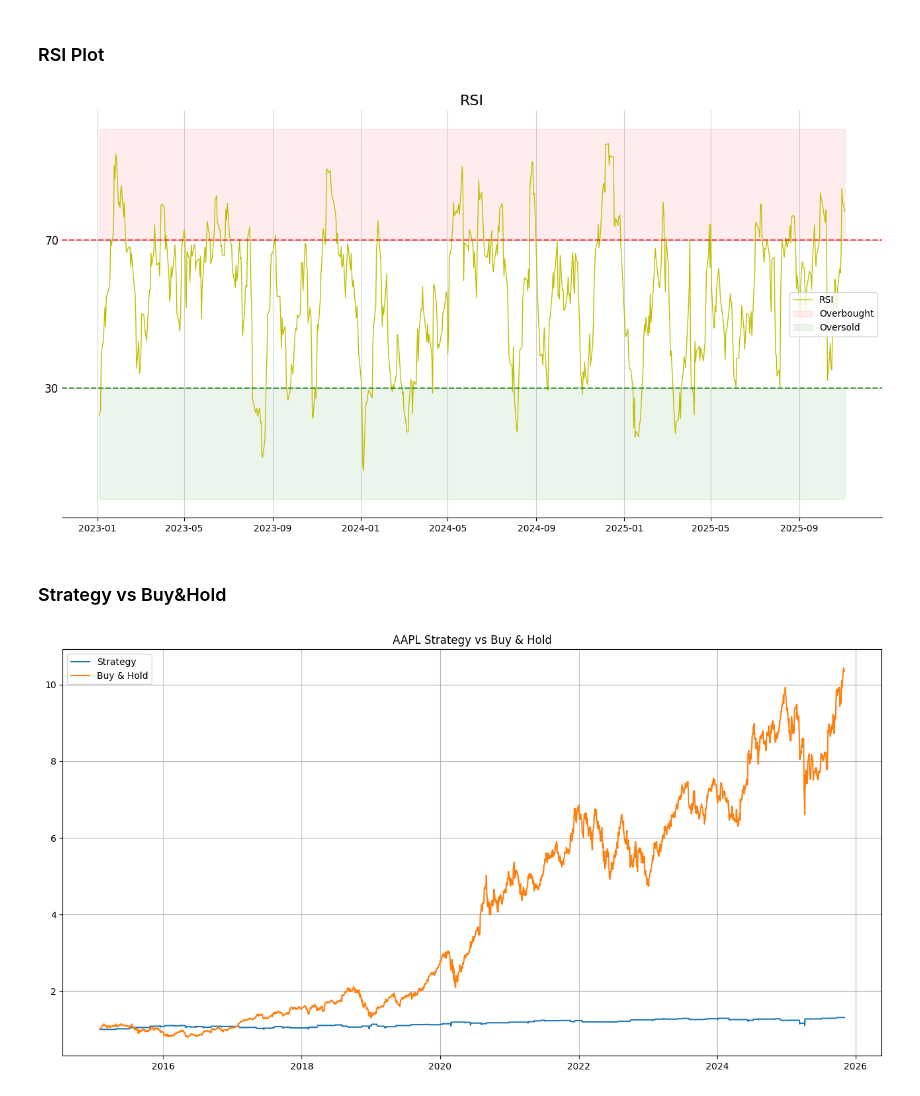
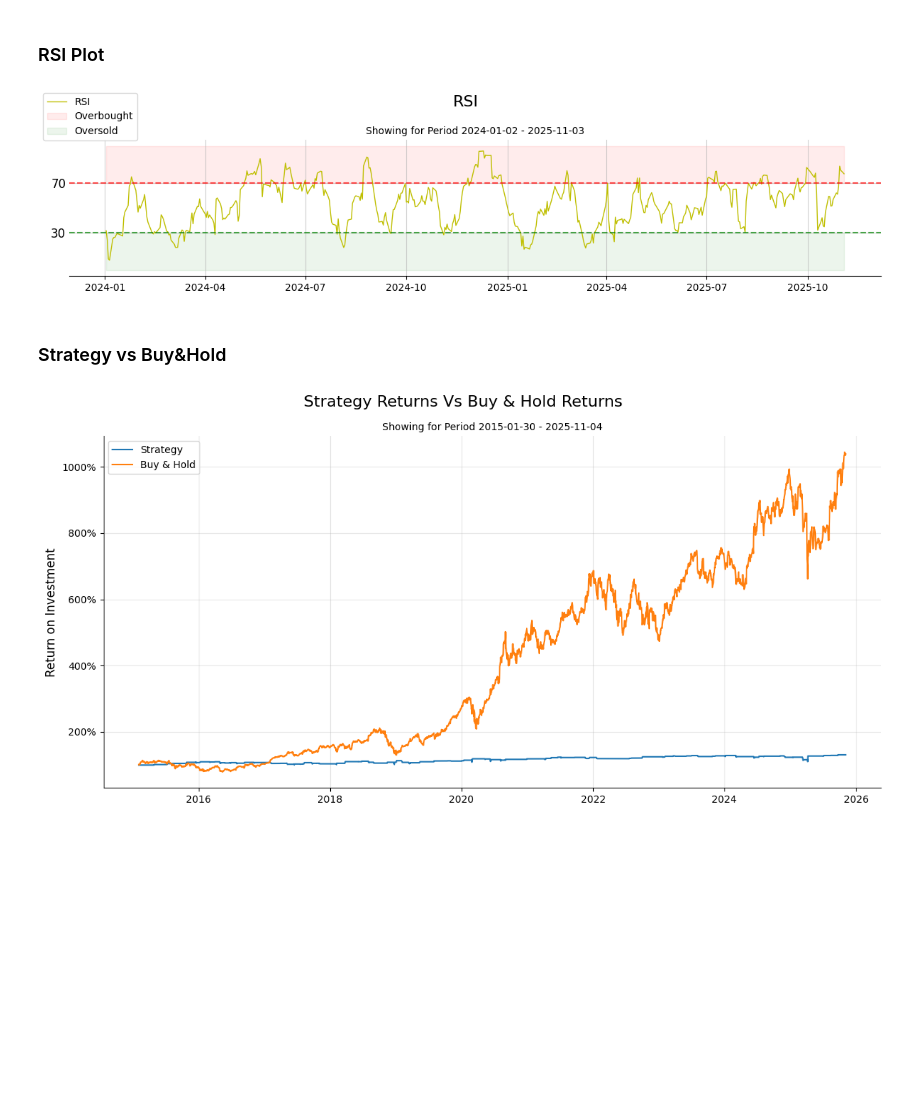
Before and after one commit to JamieW365/trading_algos, a Jupyter notebook: project2_bollinger/bollinger_mean_reversion.ipynb, the cells around one changed output. Cells and saved outputs as stored; diff of their text form; code cells hidden in the pictures; blank space fills up the shorter version.

```diff
--- a/project2_bollinger/bollinger_mean_reversion.ipynb
+++ b/project2_bollinger/bollinger_mean_reversion.ipynb
@@ -277,11 +274,11 @@ True     61
 False    39
 Name: count, dtype: int64
 # %%
-fig, ax = plt.subplots(1, 3, figsize=(16,8), tight_layout=True)
+fig, ax = plt.subplots(1, 3, figsize=(12,6), tight_layout=True)
 
-fig.suptitle('Proportion of Successful Trades', fontsize=20)
+fig.suptitle('Proportion of Successful Trades By Position', fontsize=16)
 
-ax[0].set_title('Overall', fontsize=14)
+ax[0].set_title('Overall', fontsize=12)
 ax[0].pie((df_trades['Strategy'] > 0).value_counts(),
            labels=['Winning', 'Losing'],
            autopct='%1.1f%%',
@@ -290,7 +287,7 @@ ax[0].pie((df_trades['Strategy'] > 0).value_counts(),
            shadow=True,
            startangle=90)
 
-ax[1].set_title('Long', fontsize=14)
+ax[1].set_title('Long', fontsize=12)
 ax[1].pie((df_trades[df_trades['Position']==1]['Strategy'] > 0).value_counts(),
            labels=['Winning', 'Losing'],
            autopct='%1.1f%%',
@@ -299,7 +296,7 @@ ax[1].pie((df_trades[df_trades['Position']==1]['Strategy'] > 0).value_counts(),
            shadow=True,
            startangle=90)
 
-ax[2].set_title('Short', fontsize=14)
+ax[2].set_title('Short', fontsize=12)
 ax[2].pie((df_trades[df_trades['Position']==-1]['Strategy'] > 0).value_counts(),
            labels=['Winning', 'Losing'],
            autopct='%1.1f%%',
@@ -344,36 +342,47 @@ plot_bands(df_backtest.loc['2023':])
 # %%
 def plot_rsi(df):
 
-    fig, ax = plt.subplots(figsize=(16,8))
-    ax.set_title('RSI', fontsize=16)
+    fig, ax = plt.subplots(figsize=(12,3), tight_layout=True)
+    fig.suptitle('RSI', fontsize=16)
+    ax.set_title(f'Showing for Period {df.index[0].date()} - {df.index[-1].date()}', fontsize=10)
     ax.plot(df['RSI'], label = 'RSI', linewidth=1, color='y')
     ax.axhline(70, color="r", linestyle="--", alpha=0.7)
     ax.axhline(30, color="g", linestyle="--", alpha=0.7)
     ax.fill_between(df.index, 70, 100, color='r', alpha=0.075, label='Overbought')
     ax.fill_between(df.index, 0, 30, color='g', alpha=0.075, label='Oversold')
 
     ax.grid(True, alpha=0.6)
 
     ax.spines[['top', 'right', 'left']].set_visible(False)
-    ax.legend()
+    fig.legend(loc='outside upper left')
 
     ax.set_yticks([30,70])
     ax.tick_params(axis='y', labelsize=12, length=0)
 
     return plt.show()
 
-plot_rsi(df_backtest.loc['2023':])
+plot_rsi(df_backtest.loc['2024':])
 # %% [output]
-[figure, old version]
+[figure, new version]
 # %% [markdown]
 ### Strategy vs Buy&Hold
 # %%
-fig, ax = plt.subplots(figsize=(16,8))
-plt.plot(df["Strategy_Curve"], label="Strategy")
-plt.plot(df["BuyHold_Curve"], label="Buy & Hold")
-plt.title(f"{ticker} Strategy vs Buy & Hold")
-plt.legend()
-plt.grid(True)
-plt.show()
+def plot_return_curve(df_curve):
+
+    fig, ax = plt.subplots(figsize=(12,6), tight_layout=True)
+    fig.suptitle('Strategy Returns Vs Buy & Hold Returns', fontsize=16)
+    ax.set_title(f'Showing for Period {df_curve.index[0].date()} - {df_curve.index[-1].date()}', fontsize=10)
+    ax.plot(100*df_curve['Strategy_Curve'], label='Strategy')
+    ax.plot(100*df_curve['BuyHold_Curve'], label='Buy & Hold')
+    ax.yaxis.set_major_formatter('{x:1.0f}%')
+    ax.set_ylabel('Return on Investment', fontsize=12)
+
+    ax.grid(True, alpha=0.3)
+    ax.spines[['top', 'right']].set_visible(False)
+    ax.legend(loc='best')
+
+    return plt.show()
+
+plot_return_curve(df_backtest)
 # %% [output]
-[figure, old version]
+[figure, new version]
```
Also changed, not shown: parts of 11 cells of this notebook.
